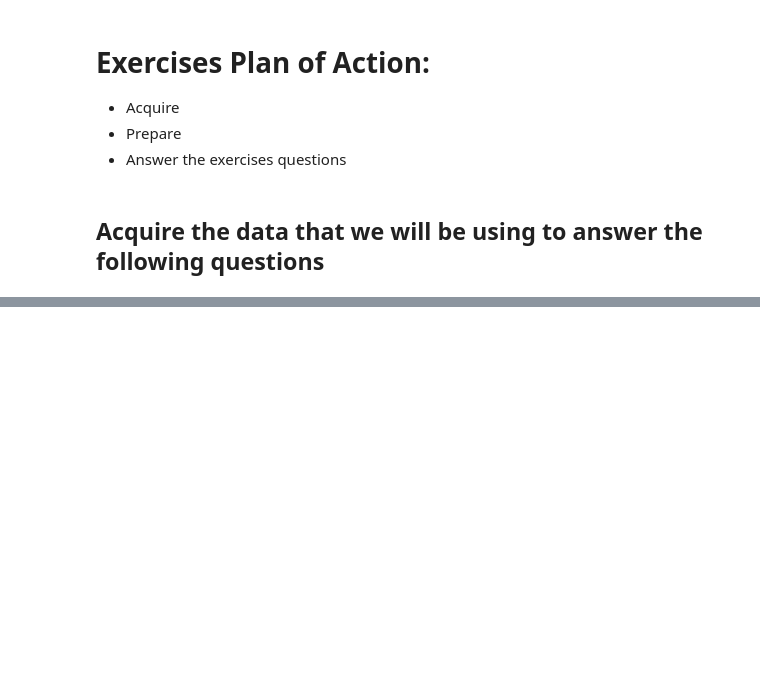
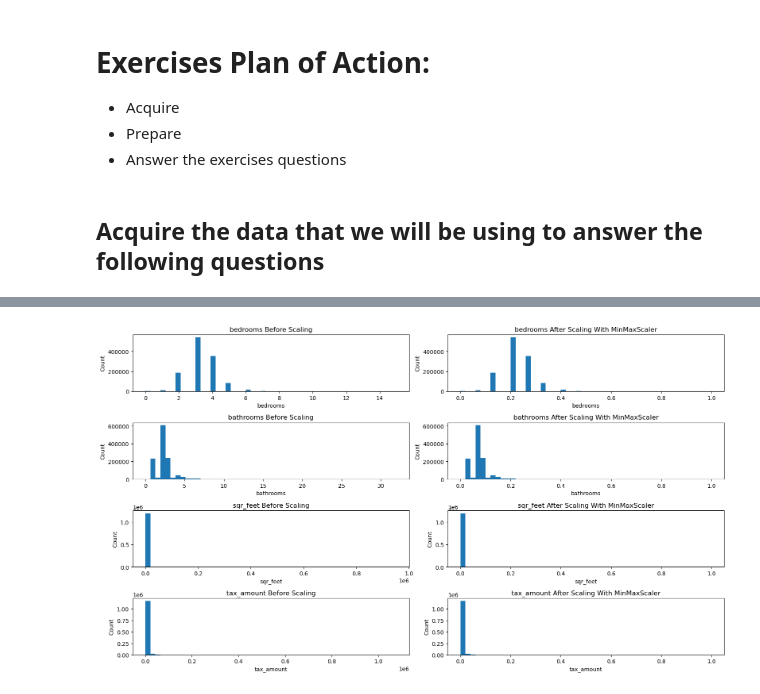
Before and after one commit to EstebanHernandez0/regression, a Jupyter notebook: scaling.ipynb, the cells around one changed output, grey strips where cells are left out. Saved outputs shown, nothing was run; the diff lists cells and outputs as text; code cells hidden in the pictures; blank space fills up the shorter version.

```diff
--- a/scaling.ipynb
+++ b/scaling.ipynb
@@ -41,0 +45,8 @@ test.drop(columns= ['Unnamed: 0'], inplace= True)
+# %%
+# make the object
+scaler = MinMaxScaler()
+# %%
+train_scaled = train.copy()
+
+# fit to the data:
+train_scaled[columns_to_scale] = scaler.fit_transform(train[columns_to_scale])
@@ -41,0 +67,20 @@ test.drop(columns= ['Unnamed: 0'], inplace= True)
+# %%
+def visualize_scaler(scaler, df, cols_to_scale, bins= 10):
+    '''
+    takes in a scaled dataframe then graphs it
+    '''
+    fig, axs= plt.subplots(len(cols_to_scale), 2, figsize= (16,9))
+    df_scaled= df.copy()
+    df_scaled[columns_to_scale]= scaler.fit_transform(df[columns_to_scale])
+    for (ax1, ax2), col in zip(axs, columns_to_scale):
+        ax1.hist(df[col], bins=bins)
+        ax1.set(title= f'{col} Before Scaling', xlabel= col, ylabel= 'Count')
+        ax2.hist(df_scaled[col], bins=bins)
+        ax2.set(title= f'{col} After Scaling With {scaler.__class__.__name__}', xlabel= col, ylabel= 'Count')
+    plt.tight_layout()
+# %%
+visualize_scaler(scaler= MinMaxScaler(), df= train,
+                 cols_to_scale= columns_to_scale,
+                 bins= 50)
+# %% [output]
+[figure, added]
```
Also changed, not shown: parts of 21 cells of this notebook.
